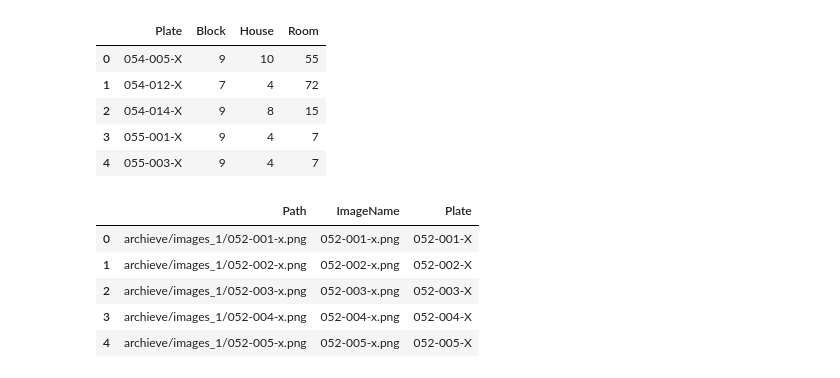
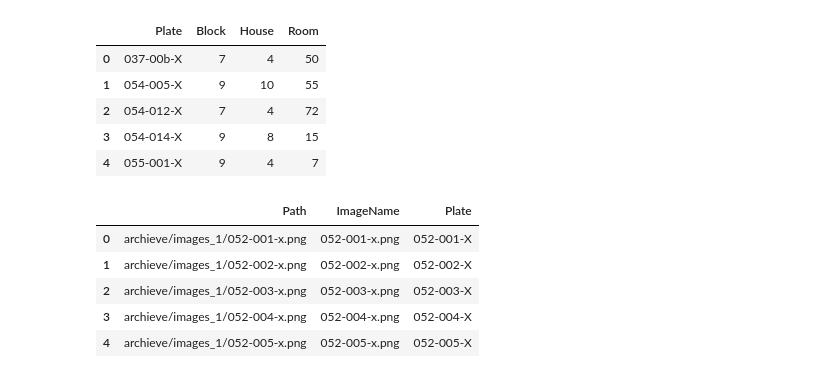
Before and after one commit to LIAVH-MLab/mohenjo-daro, a Jupyter notebook: py/image_link.ipynb, the cells around one changed output. Drawn from its saved outputs; the diff is of its cells as text; code cells hidden in the pictures.

```diff
--- a/py/image_link.ipynb
+++ b/py/image_link.ipynb
@@ -1,20 +1,21 @@
 # %%
 
 import pandas as pd
 import os
 
 # "/mnt/c/Git_Repo/mohenjo-daro/data/20250312_MJD_processed_data_reclassified_2.csv"
-df = '/mnt/c/Git_Repo/mohenjo-daro/data/20250312_MJD_processed_data_reclassified_2.csv'
-df = pd.read_csv(df)
+df_path= '/Users/saraeichner/Desktop/github/mohenjo-daro/data/20260209_MJD_processed_data.csv'
+#df = pd.read_csv(df)
+df = pd.read_csv(df_path, encoding="mac_roman")
 df = df[['Plate','Block','House','Room']]
 df.head()
 # %% [output]
 |  | Plate | Block | House | Room |
-| 0 | 054-005-X | 9 | 10 | 55 |
-| 1 | 054-012-X | 7 | 4 | 72 |
-| 2 | 054-014-X | 9 | 8 | 15 |
-| 3 | 055-001-X | 9 | 4 | 7 |
-| 4 | 055-003-X | 9 | 4 | 7 |
+| 0 | 037-00b-X | 7 | 4 | 50 |
+| 1 | 054-005-X | 9 | 10 | 55 |
+| 2 | 054-012-X | 7 | 4 | 72 |
+| 3 | 054-014-X | 9 | 8 | 15 |
+| 4 | 055-001-X | 9 | 4 | 7 |
 # %%
 image_folders = os.listdir('./archieve')
 image_folders
```
Also changed, not shown: parts of 2 cells of this notebook, 56 other files.
